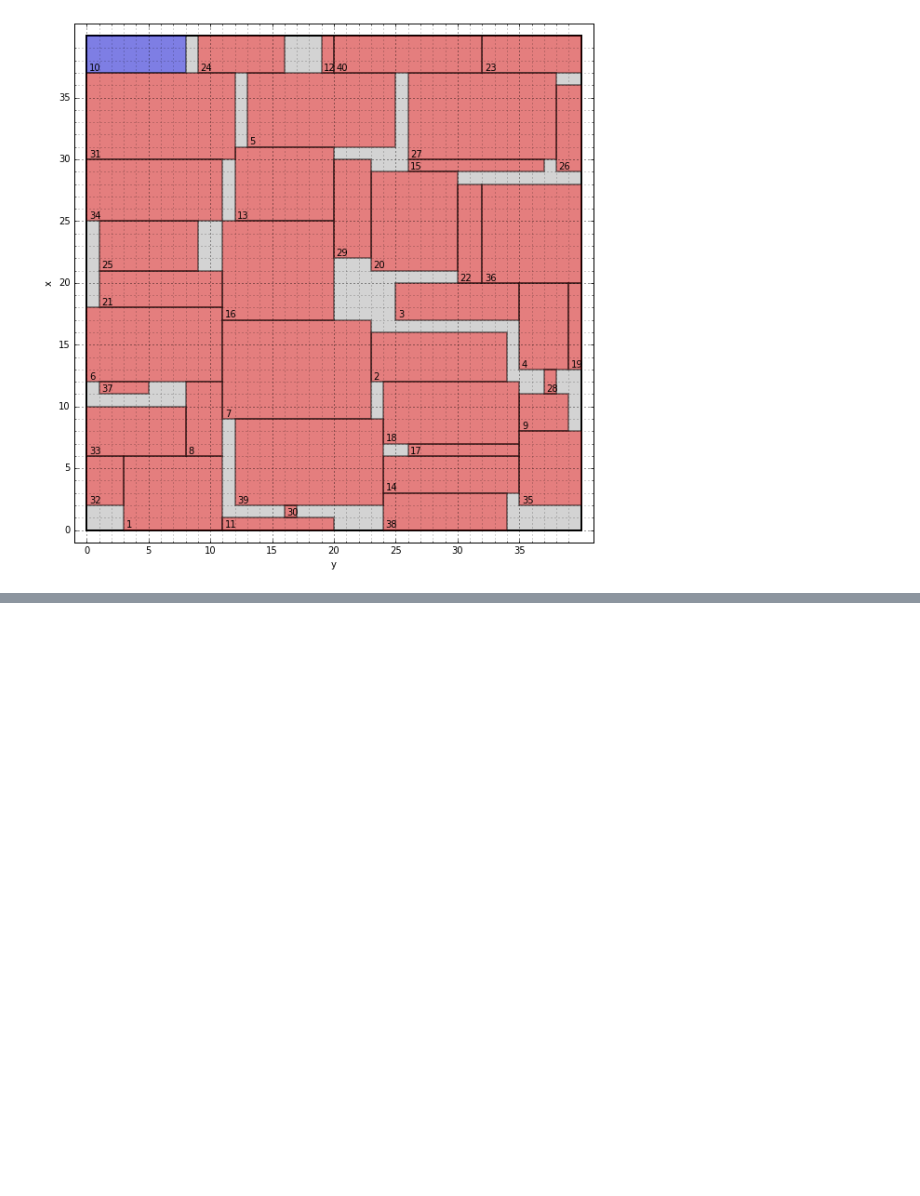
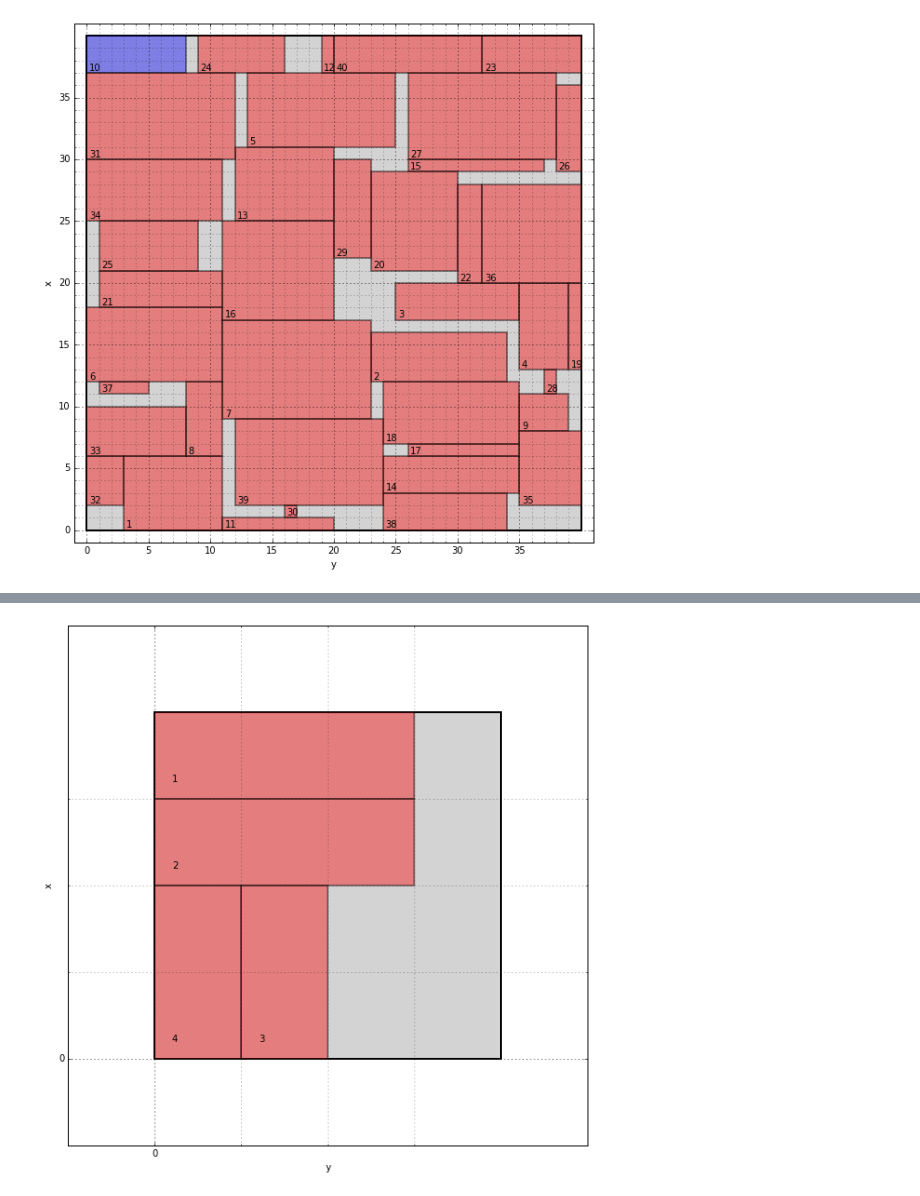
Before and after one commit to C4ptainCrunch/info-f-302, a Jupyter notebook: src/py/results.ipynb, the cells around one changed output, grey strips where cells are left out. Drawn from its saved outputs; the diff is of its cells as text; code cells hidden in the pictures; blank space fills up the shorter version.

```diff
--- a/src/py/results.ipynb
+++ b/src/py/results.ipynb
@@ -35,0 +40,4 @@ show_solution_swap(*call("../data/BENG06.TXT", "-r"))
+# %%
+show_solution(*call("../data/bord", "-2"))
+# %% [output]
+[figure, added]
```
Also changed, not shown: parts of 1 cell of this notebook, 2 other files.
